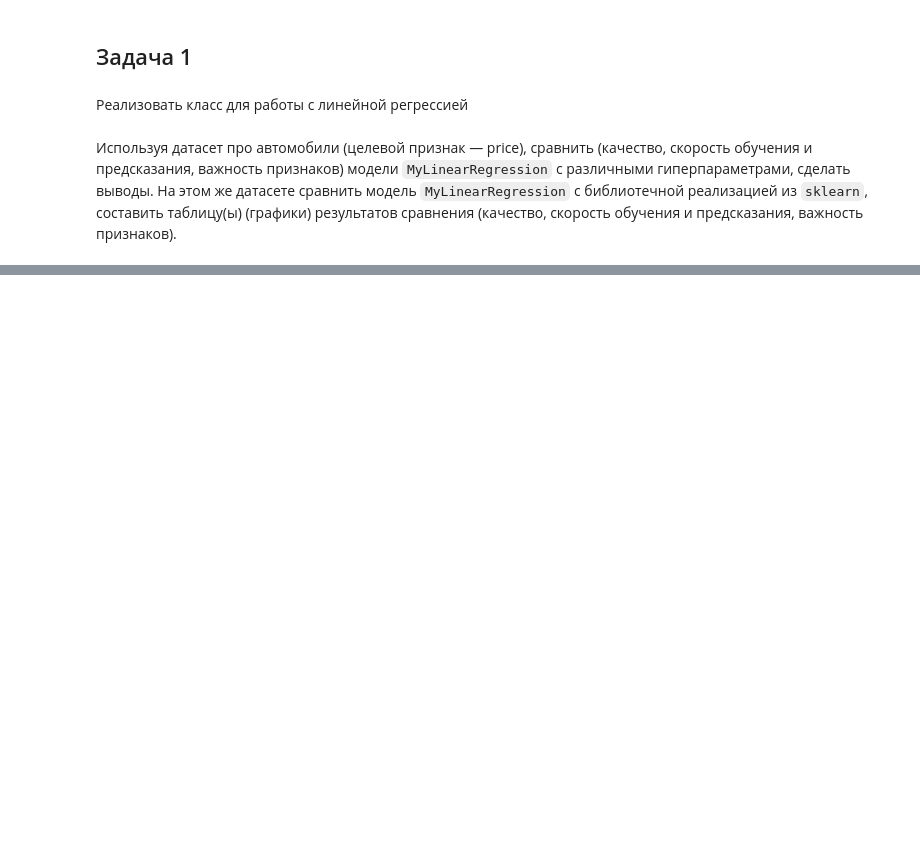
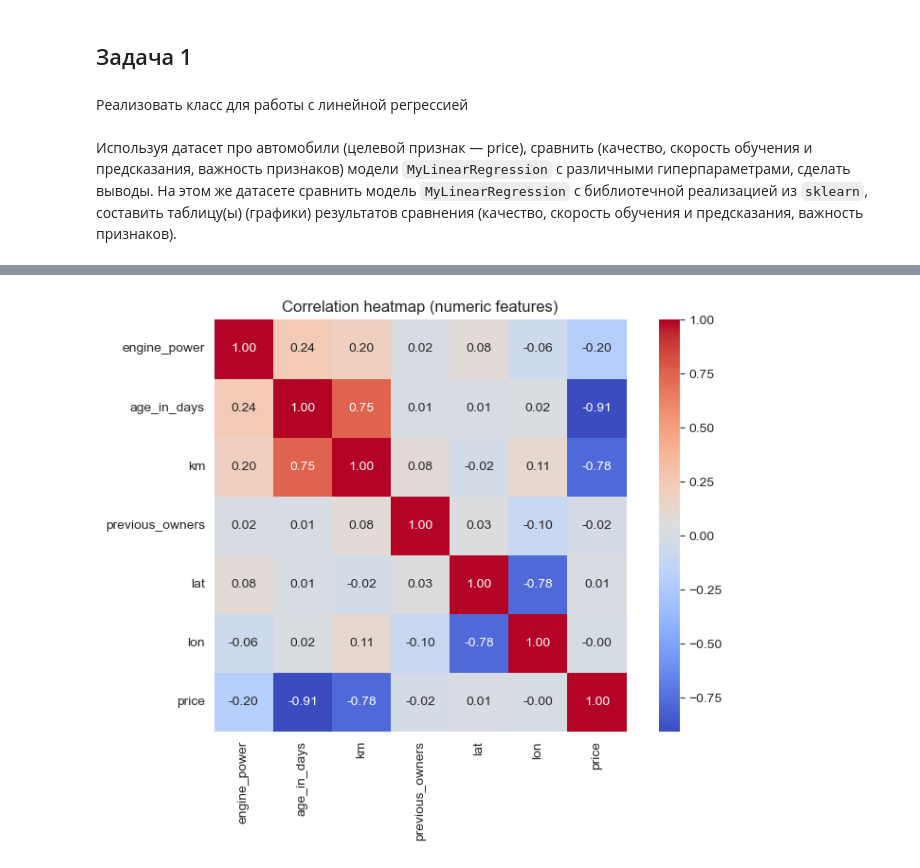
Before and after one commit to FEDOROV-ALEXANDER/ML_Statistics_ITMO, a Jupyter notebook: labs/lab_4/2. Линейная регрессия.ipynb, the cells around one changed output, grey strips where cells are left out. Drawn from its saved outputs; the diff is of its cells as text; code cells hidden in the pictures; blank space fills up the shorter version.

```diff
--- a/labs/lab_4/2. Линейная регрессия.ipynb
+++ b/labs/lab_4/2. Линейная регрессия.ipynb
@@ -188,0 +381,3 @@ class MyLinearRegression:
+# %%
+df = pd.read_csv("./Used_fiat_500_in_Italy_dataset.csv")
+print(df.head(5))
@@ -188,0 +411,5 @@ class MyLinearRegression:
+# %%
+# Корреляционная матрица только по числовым признакам
+corr_matrix = df.corr(numeric_only=True)
+print("Матрица корреляции (числовые признаки):")
+display(corr_matrix)
@@ -188,0 +426,12 @@ class MyLinearRegression:
+# %%
+# Тепловая карта корреляций
+import matplotlib.pyplot as plt
+import seaborn as sns
+
+plt.figure(figsize=(8, 6))
+sns.heatmap(corr_matrix, annot=True, fmt=".2f", cmap="coolwarm", square=True)
+plt.title("Correlation heatmap (numeric features)")
+plt.tight_layout()
+plt.show()
+# %% [output]
+[figure, added]
```
Also changed, not shown: parts of 16 cells of this notebook, 3 other files.
